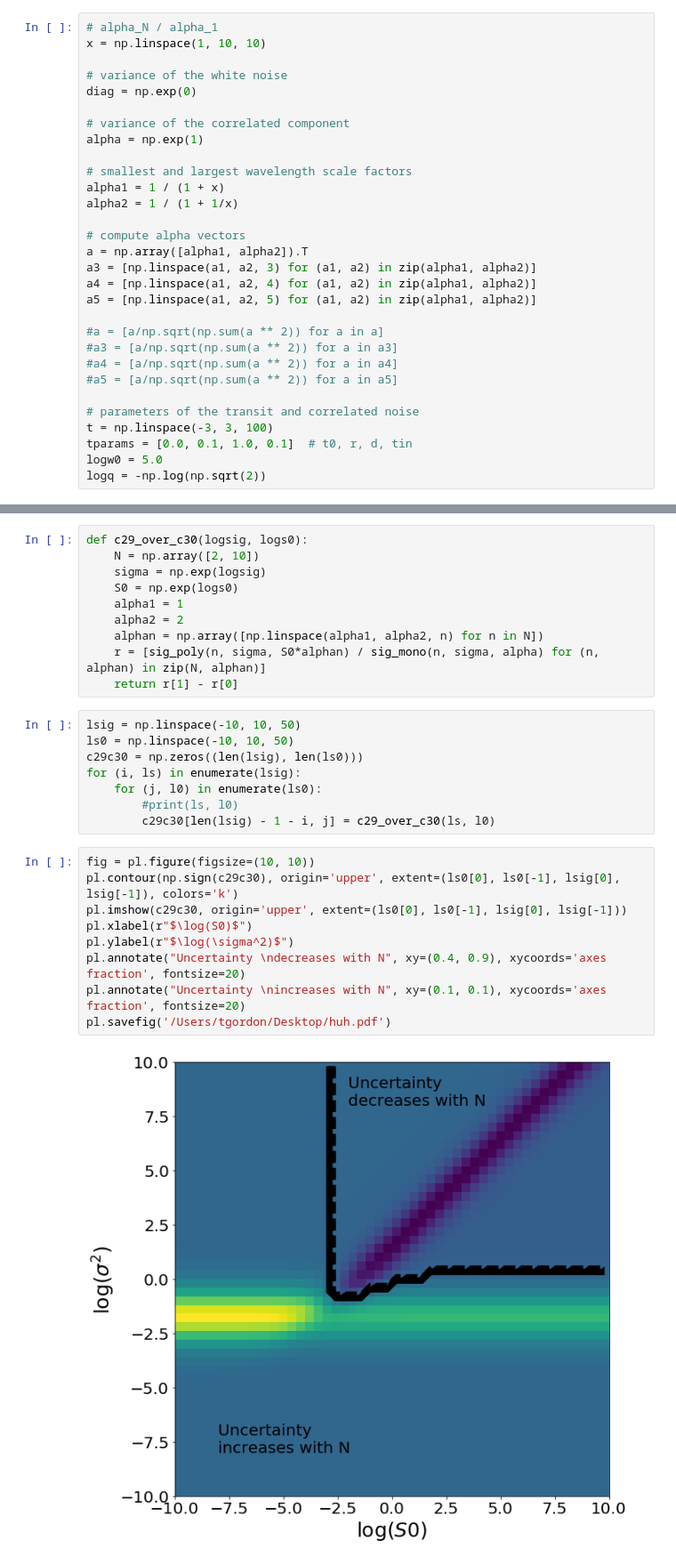
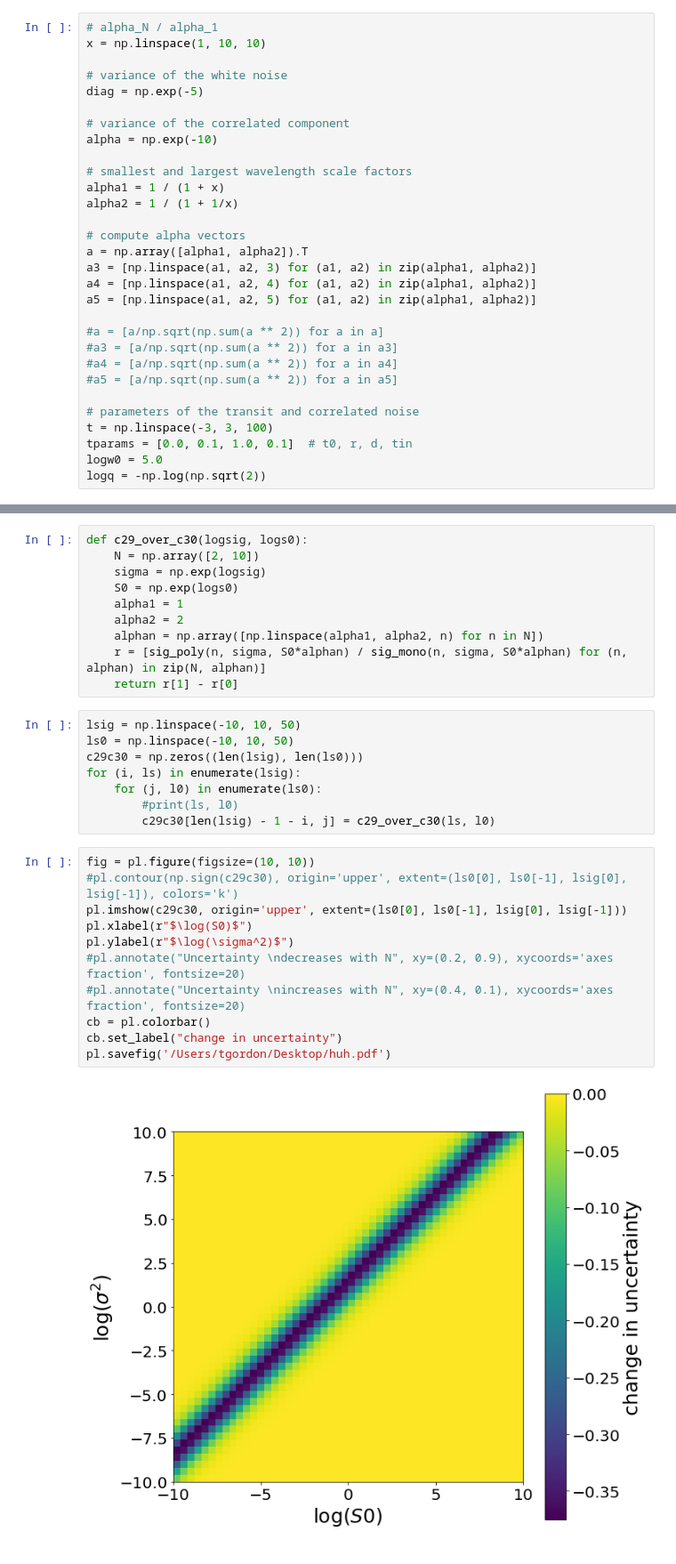
Before and after one commit to tagordon/mwtransits, a Jupyter notebook: test_inverse.ipynb, the cells around one changed output, grey strips where cells are left out. Shown at 89% size. Drawn from its saved outputs; the diff is of its cells as text.

```diff
--- a/test_inverse.ipynb
+++ b/test_inverse.ipynb
@@ -79,10 +79,10 @@ def fisher_direct(t, tparams, gpparams, a=[1]):
 x = np.linspace(1, 10, 10)
 
 # variance of the white noise
-diag = np.exp(0)
+diag = np.exp(-5)
 
 # variance of the correlated component
-alpha = np.exp(1)
+alpha = np.exp(-10)
 
 # smallest and largest wavelength scale factors
 alpha1 = 1 / (1 + x)
@@ -138,7 +140,7 @@ def c29_over_c30(logsig, logs0):
     alpha1 = 1
     alpha2 = 2
     alphan = np.array([np.linspace(alpha1, alpha2, n) for n in N])
-    r = [sig_poly(n, sigma, S0*alphan) / sig_mono(n, sigma, alpha) for (n, alphan) in zip(N, alphan)]
+    r = [sig_poly(n, sigma, S0*alphan) / sig_mono(n, sigma, S0*alphan) for (n, alphan) in zip(N, alphan)]
     return r[1] - r[0]
 # %%
 lsig = np.linspace(-10, 10, 50)
@@ -150,12 +152,14 @@ for (i, ls) in enumerate(lsig):
         c29c30[len(lsig) - 1 - i, j] = c29_over_c30(ls, l0)
 # %%
 fig = pl.figure(figsize=(10, 10))
-pl.contour(np.sign(c29c30), origin='upper', extent=(ls0[0], ls0[-1], lsig[0], lsig[-1]), colors='k')
+#pl.contour(np.sign(c29c30), origin='upper', extent=(ls0[0], ls0[-1], lsig[0], lsig[-1]), colors='k')
 pl.imshow(c29c30, origin='upper', extent=(ls0[0], ls0[-1], lsig[0], lsig[-1]))
 pl.xlabel(r"$\log(S0)$")
 pl.ylabel(r"$\log(\sigma^2)$")
-pl.annotate("Uncertainty \ndecreases with N", xy=(0.4, 0.9), xycoords='axes fraction', fontsize=20)
-pl.annotate("Uncertainty \nincreases with N", xy=(0.1, 0.1), xycoords='axes fraction', fontsize=20)
+#pl.annotate("Uncertainty \ndecreases with N", xy=(0.2, 0.9), xycoords='axes fraction', fontsize=20)
+#pl.annotate("Uncertainty \nincreases with N", xy=(0.4, 0.1), xycoords='axes fraction', fontsize=20)
+cb = pl.colorbar()
+cb.set_label("change in uncertainty")
 pl.savefig('/Users/tgordon/Desktop/huh.pdf')
 # %% [output]
-[figure, old version]
+[figure, new version]
```
Also changed, not shown: parts of 2 cells of this notebook.
